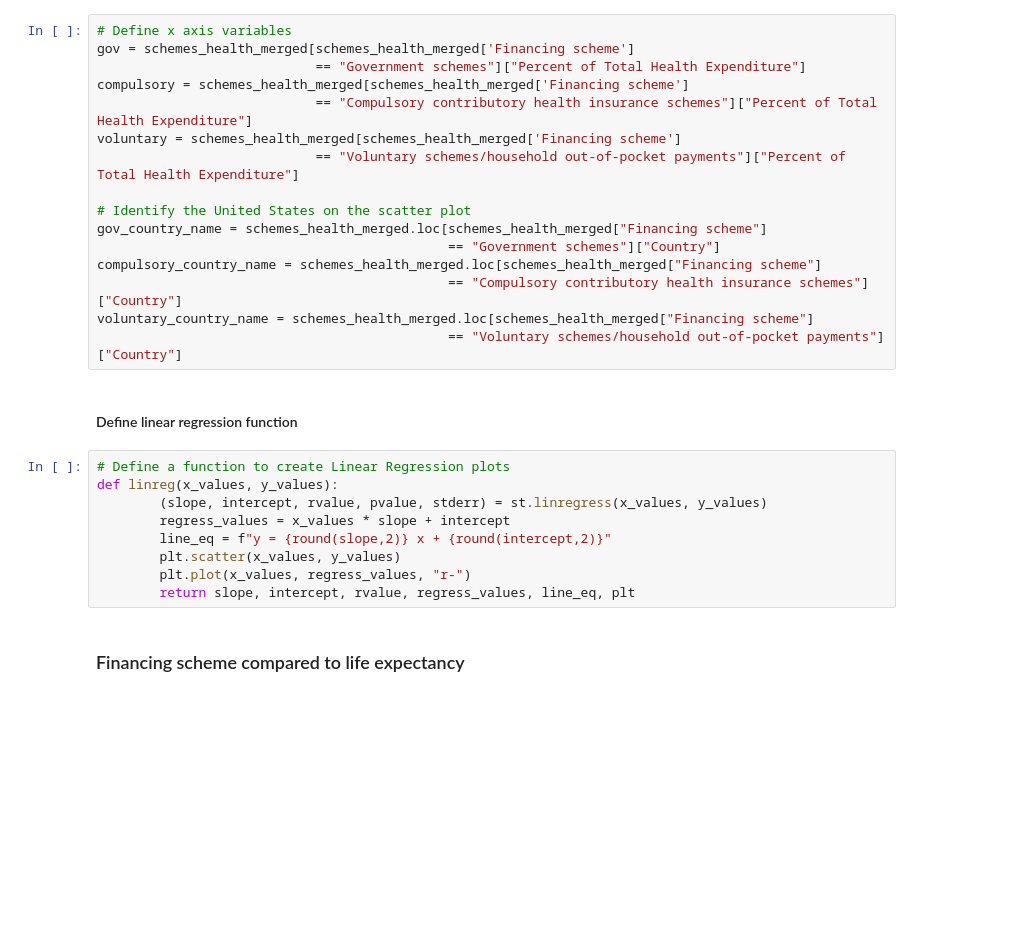
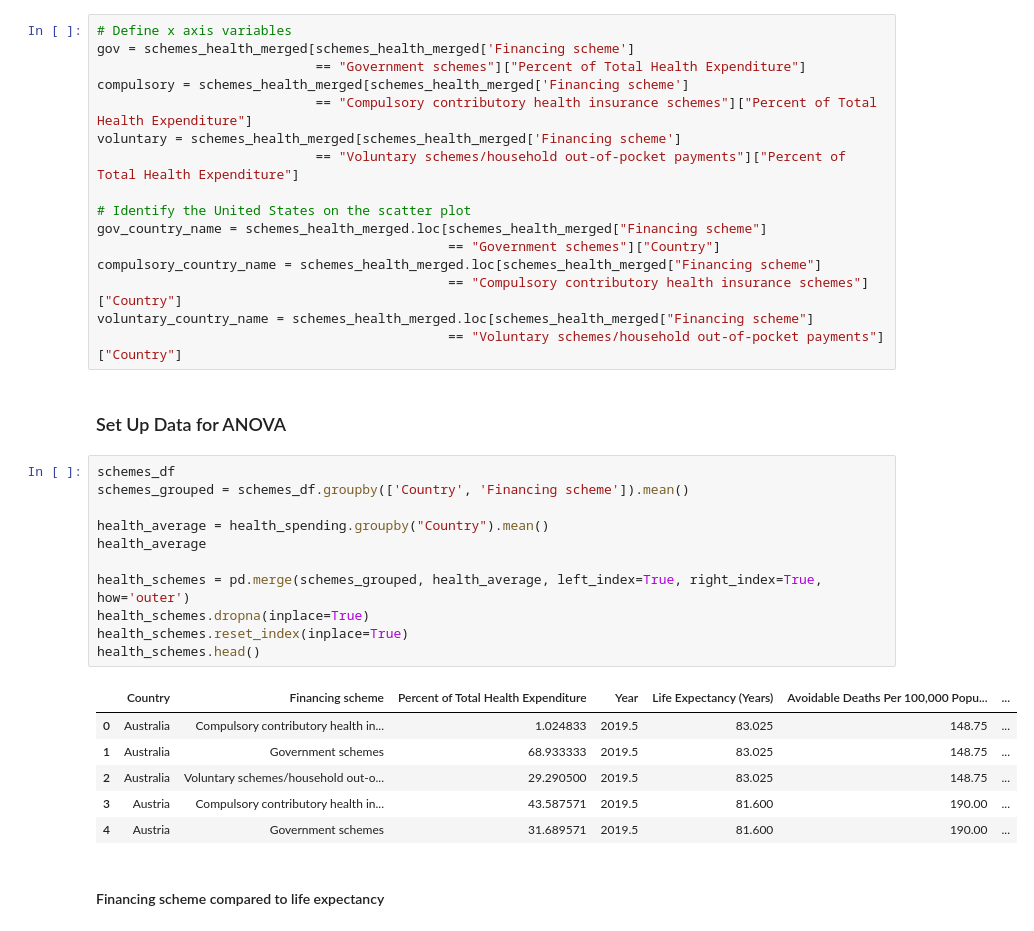
Before and after one commit to doakesbacon/Project1, a Jupyter notebook: financing_schemes.ipynb, the cells around one changed output. Saved outputs shown, nothing was run; the diff lists cells and outputs as text; blank space fills up the shorter version.

```diff
--- a/financing_schemes.ipynb
+++ b/financing_schemes.ipynb
@@ -244,19 +248,28 @@ compulsory_country_name = schemes_health_merged.loc[schemes_health_merged["Finan
                                              == "Compulsory contributory health insurance schemes"]["Country"]
 voluntary_country_name = schemes_health_merged.loc[schemes_health_merged["Financing scheme"]
                                              == "Voluntary schemes/household out-of-pocket payments"]["Country"]
-# %% [markdown]
-#### Define linear regression function
-# %%
-# Define a function to create Linear Regression plots
-def linreg(x_values, y_values):
-        (slope, intercept, rvalue, pvalue, stderr) = st.linregress(x_values, y_values)
-        regress_values = x_values * slope + intercept
-        line_eq = f"y = {round(slope,2)} x + {round(intercept,2)}"
-        plt.scatter(x_values, y_values)
-        plt.plot(x_values, regress_values, "r-")
-        return slope, intercept, rvalue, regress_values, line_eq, plt
+# %% [markdown]
+### Set Up Data for ANOVA
+# %%
+schemes_df
+schemes_grouped = schemes_df.groupby(['Country', 'Financing scheme']).mean()
+
+health_average = health_spending.groupby("Country").mean()
+health_average
+
+health_schemes = pd.merge(schemes_grouped, health_average, left_index=True, right_index=True, how='outer')
+health_schemes.dropna(inplace=True)
+health_schemes.reset_index(inplace=True)
+health_schemes.head()
+# %% [output]
+|  | Country | Financing scheme | Percent of Total Health Expenditure | Year | Life Expectancy (Years) | Avoidable Deaths Per 100,000 Popu... | ... |
+| 0 | Australia | Compulsory contributory health in... | 1.024833 | 2019.5 | 83.025 | 148.75 | ... |
+| 1 | Australia | Government schemes | 68.933333 | 2019.5 | 83.025 | 148.75 | ... |
+| 2 | Australia | Voluntary schemes/household out-o... | 29.290500 | 2019.5 | 83.025 | 148.75 | ... |
+| 3 | Austria | Compulsory contributory health in... | 43.587571 | 2019.5 | 81.600 | 190.00 | ... |
+| 4 | Austria | Government schemes | 31.689571 | 2019.5 | 81.600 | 190.00 | ... |
 # %% [markdown]
-### Financing scheme compared to life expectancy
+#### Financing scheme compared to life expectancy
 # %%
 # Define y axis variables
 life_gov = schemes_health_merged.loc[schemes_health_merged["Financing scheme"]
```
Also changed, not shown: parts of 25 cells of this notebook, 8 other files.
